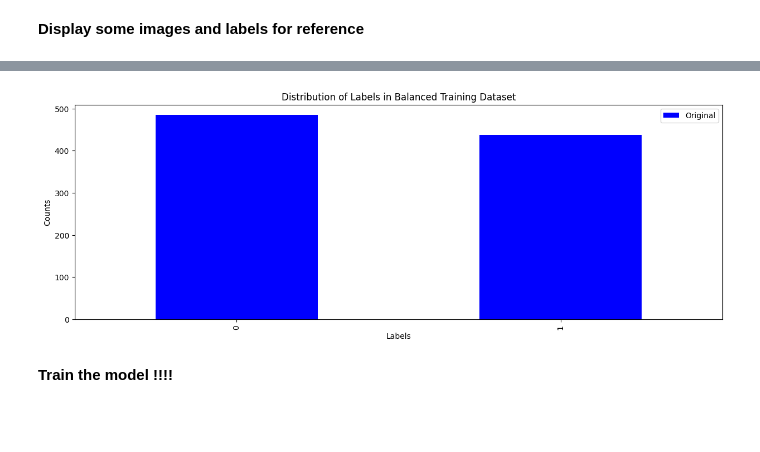
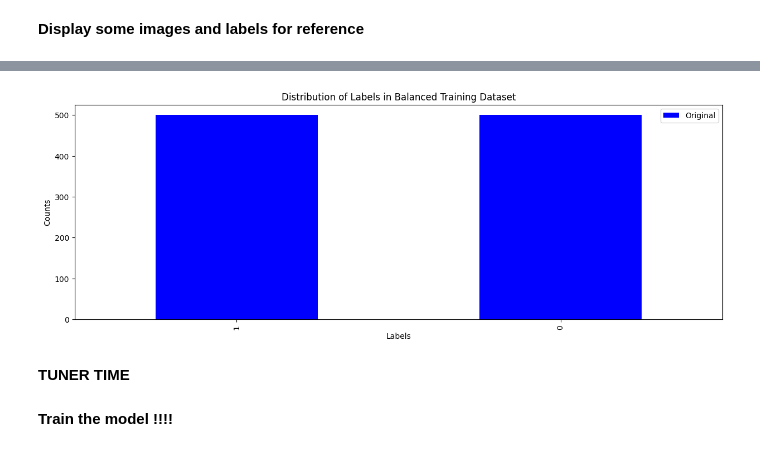
Before and after one commit to devansurf/CoralSight-Binary, a Jupyter notebook: CoralSight_Binary.ipynb, the cells around one changed output, grey strips where cells are left out. Drawn from its saved outputs; the diff is of its cells as text; code cells hidden in the pictures; blank space fills up the shorter version.

```diff
--- a/CoralSight_Binary.ipynb
+++ b/CoralSight_Binary.ipynb
@@ -200,3 +254,17 @@ def train_model(learning_rate, num_epochs, dropout, train_loader, valid_loader):
     #model = CoralCNN(dropout)
     model.eval()
     return model, acc_hist_train, acc_hist_val, train_losses, val_losses
+# %%
+#Function to oversample a subset
+def oversample(image_paths, labels, target_count=Config.target_count):
+    oversampled_image_paths = []
+    oversampled_labels = []
+
+    label_counts = Counter(labels)
+    for label in label_counts:
+        label_indices = [i for i, lbl in enumerate(labels) if lbl == label]
+        oversampled_indices = random.choices(label_indices, k=target_count - label_counts[label])
+        oversampled_image_paths.extend([image_paths[i] for i in oversampled_indices])
+        oversampled_labels.extend([label] * len(oversampled_indices))
+
+    return image_paths + oversampled_image_paths, labels + oversampled_labels
@@ -257,22 +418,25 @@ show_random_images(test_dataset, 'Test', num_images=5)
 # %%
-counts = {}
-for _, label in dataset:
-    if label in counts:
-        counts[label] += 1
-    else:
-        counts[label] = 1
+if Config.display_plots:
+    counts = {}
+    for _, label in train_dataset:
+        if label in counts:
+            counts[label] += 1
+        else:
+            counts[label] = 1
 
-counts_series = pd.Series(counts)
+    counts_series = pd.Series(counts)
 
-# Plot the label counts
-plt.figure(figsize=(15, 5))
-# Plot original counts
-counts_series.plot(kind='bar', color='blue', label='Original')
+    # Plot the label counts
+    plt.figure(figsize=(15, 5))
+    # Plot original counts
+    counts_series.plot(kind='bar', color='blue', label='Original')
 
-plt.xlabel('Labels')
-plt.ylabel('Counts')
-plt.title('Distribution of Labels in Balanced Training Dataset')
-plt.legend()
-plt.show()
+    plt.xlabel('Labels')
+    plt.ylabel('Counts')
+    plt.title('Distribution of Labels in Balanced Training Dataset')
+    plt.legend()
+    plt.show()
 # %% [output]
-[figure, old version]
+[figure, new version]
+# %% [markdown]
+**TUNER TIME**
```
Also changed, not shown: parts of 17 cells of this notebook.
